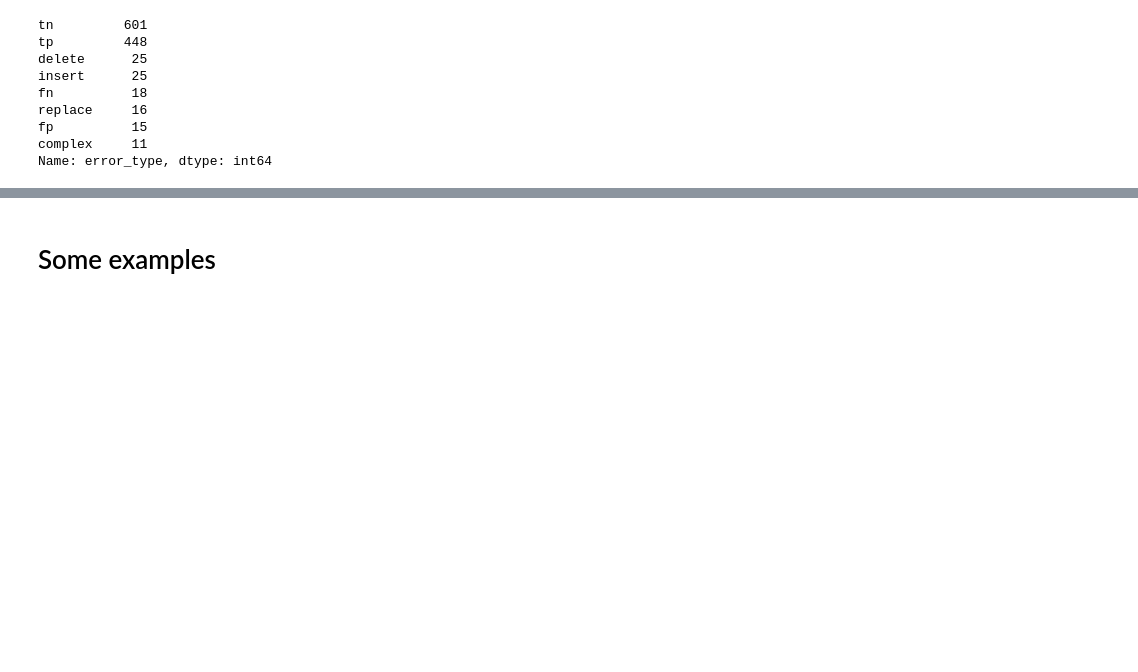
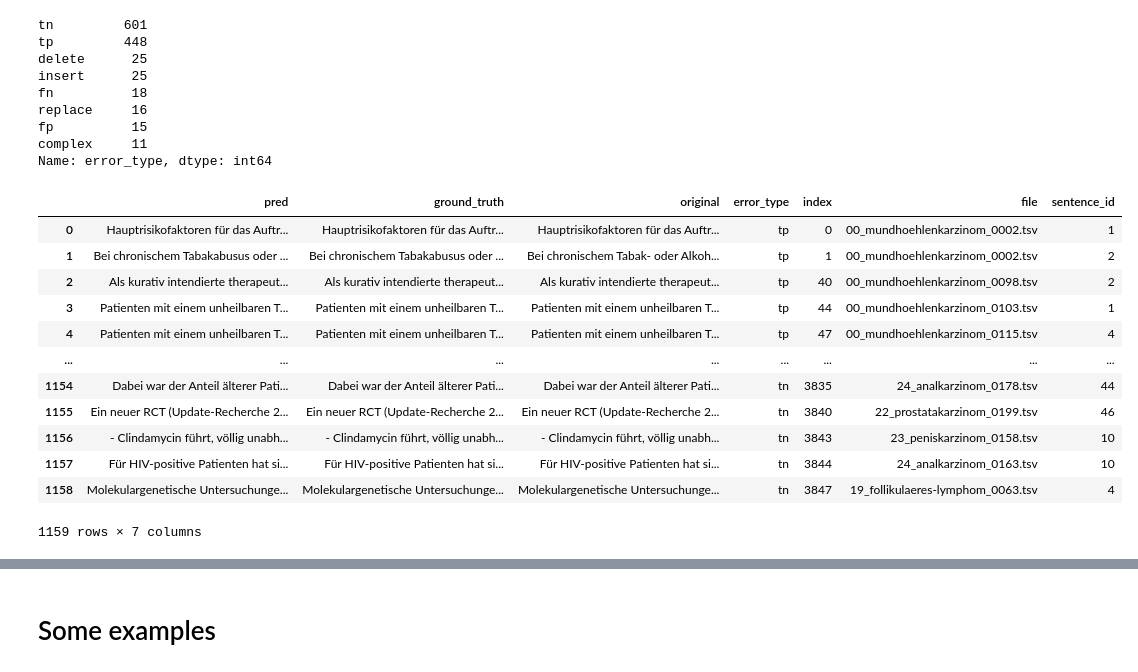
Before and after one commit to hpi-dhc/ggponc_ellipses, a Jupyter notebook: notebooks/03_Generative.ipynb, the cells around one changed output, grey strips where cells are left out. Cells and saved outputs as stored; diff of their text form; code cells hidden in the pictures; blank space fills up the shorter version.

```diff
--- a/notebooks/03_Generative.ipynb
+++ b/notebooks/03_Generative.ipynb
@@ -24,6 +25,7 @@ initialize(config_path=Path('..'), job_name='foo', version_base='1.1')
 config = compose(config_name='experiment.yaml')
 # %%
 MODEL_PATH = "../data/ellipses/model/"
+BATCH_SIZE = 32
 # %%
 tokenizer = get_tokenizer(config)
 # %%
@@ -37,5 +39,5 @@ from transformers import Text2TextGenerationPipeline, AutoModelForSeq2SeqLM
 # %%
 model = AutoModelForSeq2SeqLM.from_pretrained(MODEL_PATH)
 # %%
-pipeline = Text2TextGenerationPipeline(model, tokenizer=tokenizer, max_length=config.generation_max_length, device=0)
+pipeline = Text2TextGenerationPipeline(model, tokenizer=tokenizer, max_length=config.generation_max_length, device=0, batch_size=BATCH_SIZE)
 # %%
@@ -43,12 +44,4 @@ from evaluation import error_analysis, get_scores, encode_decode
 from notebook_util import show_errors
-# %%
-import pandas as pd
-
-def calculate_errors(out, sample):
-    gen_text = [o['generated_text'] for o in out]
-    errors = error_analysis(gen_text, encode_decode(sample.full_resolution, tokenizer), encode_decode(sample.raw_sentence, tokenizer))
-    errors = pd.concat([errors, sample[['file', 'sentence_id']].reset_index()], axis=1)
-    return errors
 # %%
 %%time
 out_valid = pipeline(list(val_df.raw_sentence))
@@ -104,5 +80,5 @@ Wall time: 9min 59s
 # %%
-errors_test = calculate_errors(out_test, test_df)
+errors_test = calculate_errors(out_test, test_df, tokenizer)
 errors_test.error_type.value_counts()
 # %% [output]
 tn         601
@@ -114,6 +90,22 @@ replace     16
 fp          15
 complex     11
 Name: error_type, dtype: int64
+# %%
+errors_test
+# %% [output]
+|  | pred | ground_truth | original | error_type | index | file | sentence_id |
+| 0 | Hauptrisikofaktoren für das Auftr... | Hauptrisikofaktoren für das Auftr... | Hauptrisikofaktoren für das Auftr... | tp | 0 | 00_mundhoehlenkarzinom_0002.tsv | 1 |
+| 1 | Bei chronischem Tabakabusus oder ... | Bei chronischem Tabakabusus oder ... | Bei chronischem Tabak- oder Alkoh... | tp | 1 | 00_mundhoehlenkarzinom_0002.tsv | 2 |
+| 2 | Als kurativ intendierte therapeut... | Als kurativ intendierte therapeut... | Als kurativ intendierte therapeut... | tp | 40 | 00_mundhoehlenkarzinom_0098.tsv | 2 |
+| 3 | Patienten mit einem unheilbaren T... | Patienten mit einem unheilbaren T... | Patienten mit einem unheilbaren T... | tp | 44 | 00_mundhoehlenkarzinom_0103.tsv | 1 |
+| 4 | Patienten mit einem unheilbaren T... | Patienten mit einem unheilbaren T... | Patienten mit einem unheilbaren T... | tp | 47 | 00_mundhoehlenkarzinom_0115.tsv | 4 |
+| ... | ... | ... | ... | ... | ... | ... | ... |
+| 1154 | Dabei war der Anteil älterer Pati... | Dabei war der Anteil älterer Pati... | Dabei war der Anteil älterer Pati... | tn | 3835 | 24_analkarzinom_0178.tsv | 44 |
+| 1155 | Ein neuer RCT (Update-Recherche 2... | Ein neuer RCT (Update-Recherche 2... | Ein neuer RCT (Update-Recherche 2... | tn | 3840 | 22_prostatakarzinom_0199.tsv | 46 |
+| 1156 | - Clindamycin führt, völlig unabh... | - Clindamycin führt, völlig unabh... | - Clindamycin führt, völlig unabh... | tn | 3843 | 23_peniskarzinom_0158.tsv | 10 |
+| 1157 | Für HIV-positive Patienten hat si... | Für HIV-positive Patienten hat si... | Für HIV-positive Patienten hat si... | tn | 3844 | 24_analkarzinom_0163.tsv | 10 |
+| 1158 | Molekulargenetische Untersuchunge... | Molekulargenetische Untersuchunge... | Molekulargenetische Untersuchunge... | tn | 3847 | 19_follikulaeres-lymphom_0063.tsv | 4 |
+1159 rows × 7 columns
 # %%
 %%time
 scores = get_scores(errors_test, "test")
```
Also changed, not shown: parts of 16 cells of this notebook, 1 other file.
